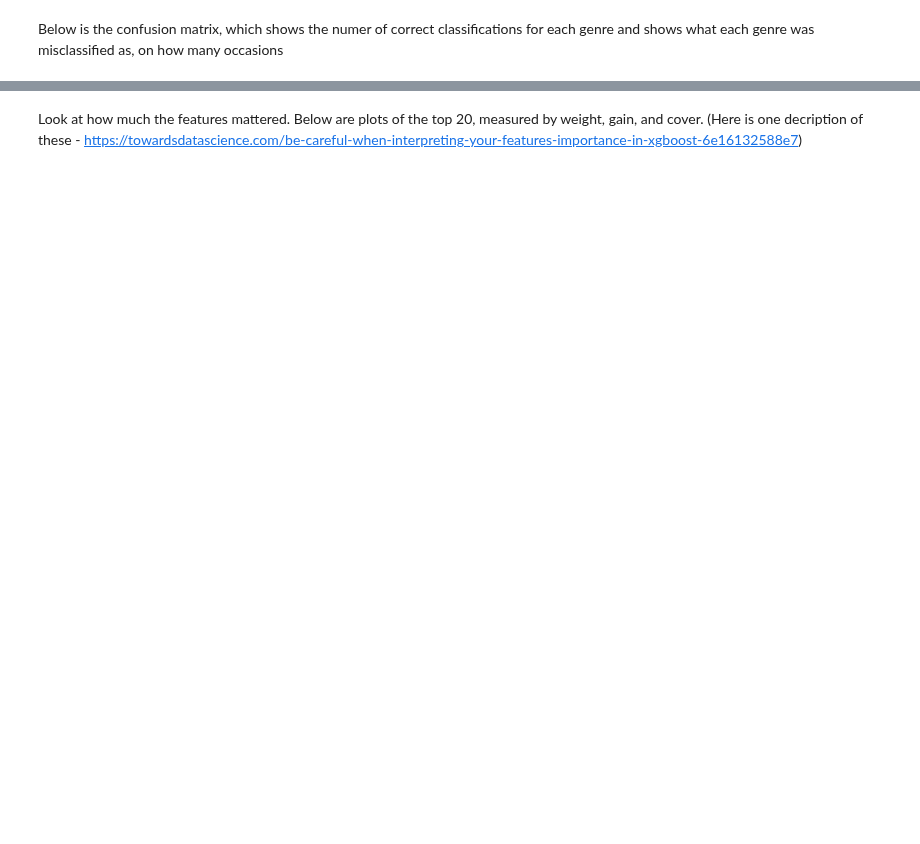
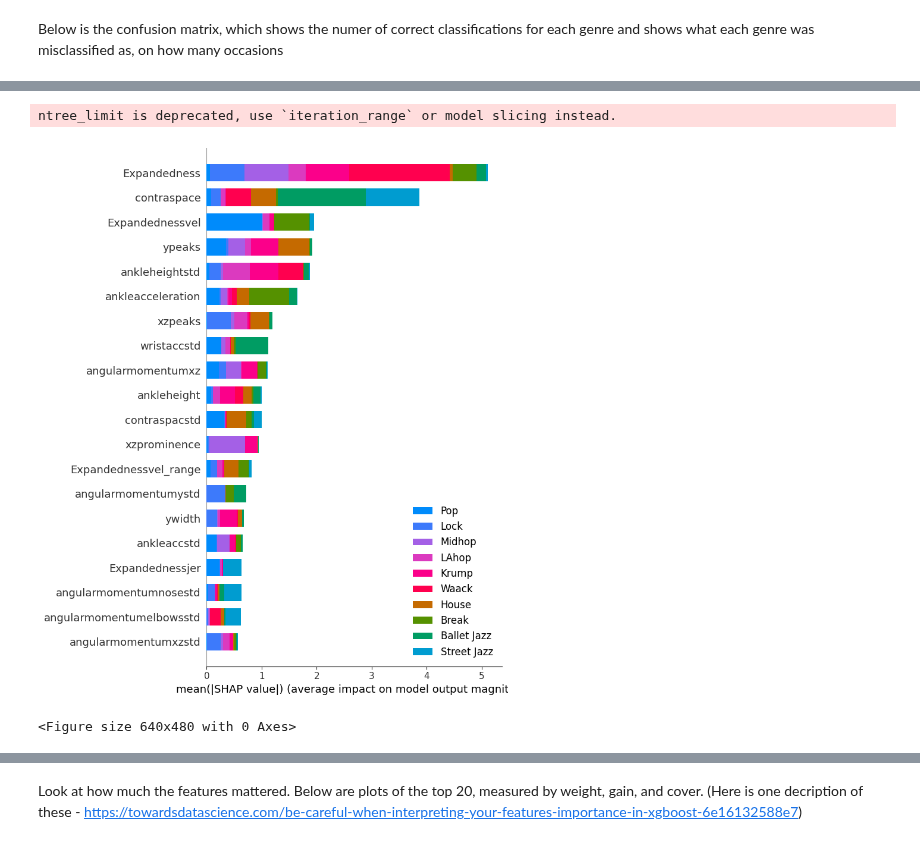
Before and after one commit to tBenBaker/MovementClassifier, a Jupyter notebook: DanceProj1/notebooks/03_inspectiondraft.ipynb, the cells around one changed output, grey strips where cells are left out. Cells and saved outputs as stored; diff of their text form; code cells hidden in the pictures; blank space fills up the shorter version.

Commit message:
shap

```diff
--- a/DanceProj1/notebooks/03_inspectiondraft.ipynb
+++ b/DanceProj1/notebooks/03_inspectiondraft.ipynb
@@ -64,0 +66,10 @@ plt.savefig('../plots/XGBconfusionmatrix.png')
+# %%
+#shapley
+explainer = shap.TreeExplainer(xgb_mod)
+shap_values = explainer.shap_values(X_test, y_test)
+shap.summary_plot(shap_values, X_test, plot_type="bar", class_names=labels, title='Shapley Summary Plot')
+plt.savefig('../plots/XGBshapsummaryFull.png')
+# %% [output]
+ntree_limit is deprecated, use `iteration_range` or model slicing instead.
+[figure, added]
+<Figure size 640x480 with 0 Axes>
```
Also changed, not shown: parts of 12 cells of this notebook, 7 other files.
